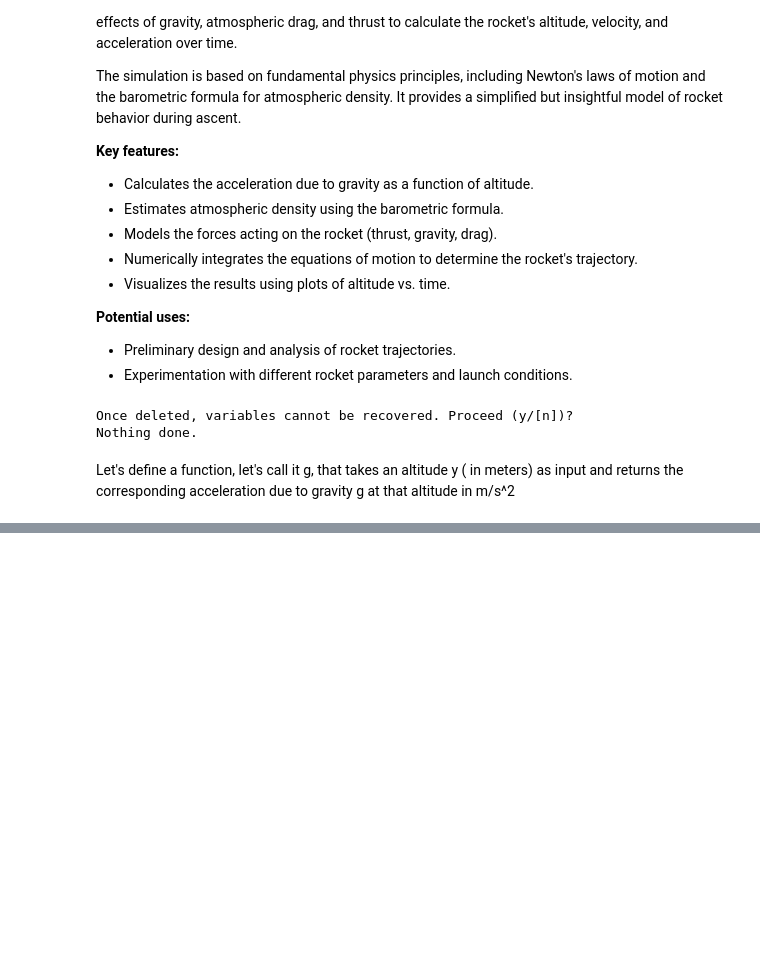
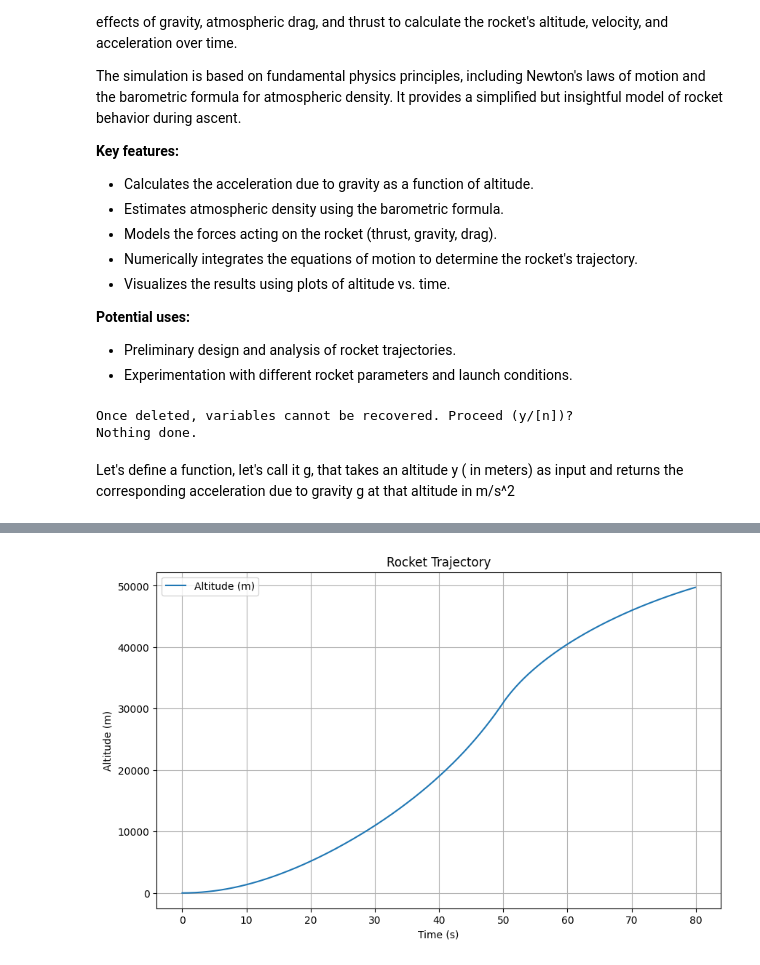
Before and after one commit to veillette/jupyterNotebooks, a Jupyter notebook: Classical Mechanics/rocketPropulsion.ipynb, the cells around one changed output, grey strips where cells are left out. Saved outputs shown, nothing was run; the diff lists cells and outputs as text; code cells hidden in the pictures; blank space fills up the shorter version.

Commit message:
Add comments to plot

```diff
--- a/Classical Mechanics/rocketPropulsion.ipynb
+++ b/Classical Mechanics/rocketPropulsion.ipynb
@@ -112,0 +123,11 @@ plt.show()
+# %%
+plt.figure(figsize=(10, 6))  # Adjust figure size for better visibility
+plt.plot(timeRange, ys, label='Altitude (m)')  # Add a label for the line
+plt.title('Rocket Trajectory')  # Set the title of the plot
+plt.xlabel('Time (s)')  # Label the x-axis
+plt.ylabel('Altitude (m)')  # Label the y-axis
+plt.grid(True)  # Add a grid for better readability
+plt.legend()  # Display the legend
+plt.show()
+# %% [output]
+[figure, added]
```
Also changed, not shown: parts of 2 cells of this notebook.
